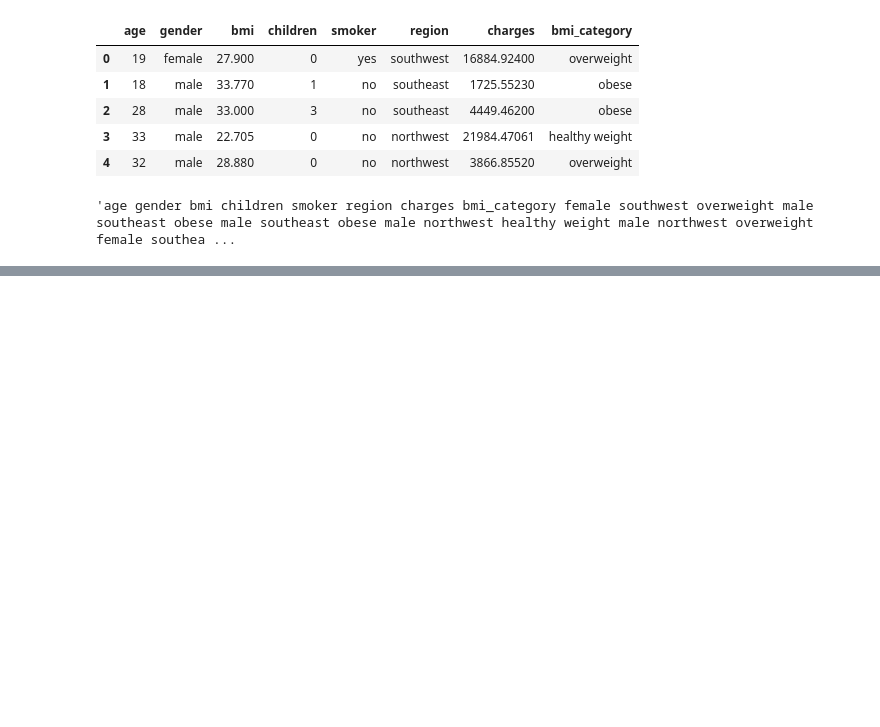
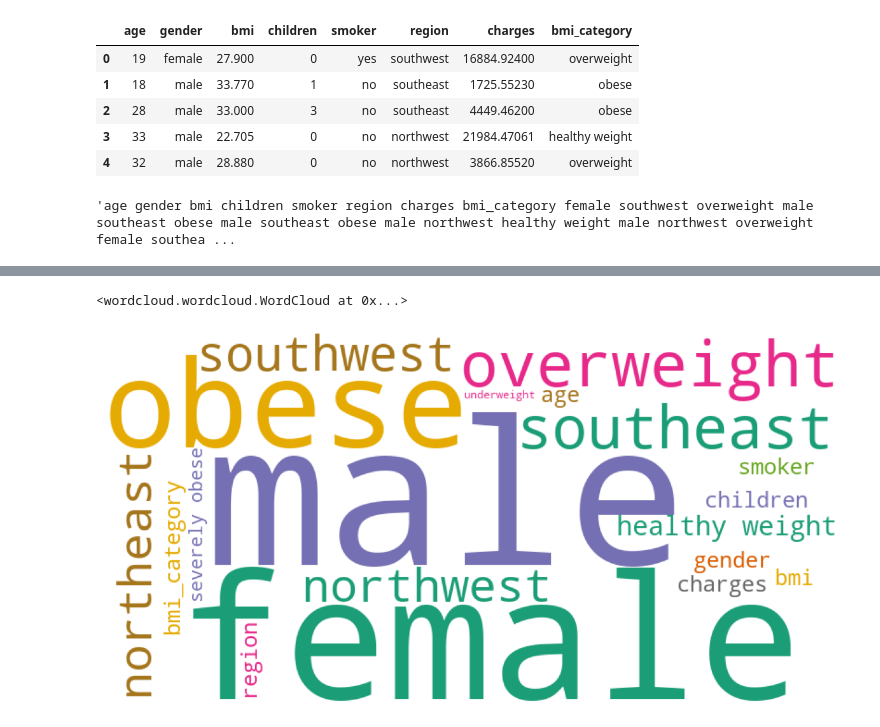
Before and after one commit to BethW83/health-insurance-project-1, a Jupyter notebook: jupyter_notebooks/wordcloud.ipynb, the cells around one changed output, grey strips where cells are left out. Cells and saved outputs as stored; diff of their text form; code cells hidden in the pictures; blank space fills up the shorter version.

```diff
--- a/jupyter_notebooks/wordcloud.ipynb
+++ b/jupyter_notebooks/wordcloud.ipynb
@@ -55,0 +79,13 @@ plt.show()
+# %%
+# generate wordcloud with updated frequencies
+wordcloud.generate_from_frequencies(word_freq)
+# %% [output]
+<wordcloud.wordcloud.WordCloud at 0x...>
+# %%
+# display new wordcloud
+plt.figure(figsize=(15, 10))
+plt.axis("off")
+plt.imshow(wordcloud)
+plt.show()
+# %% [output]
+[figure, added]
```
Also changed, not shown: parts of 6 cells of this notebook.
